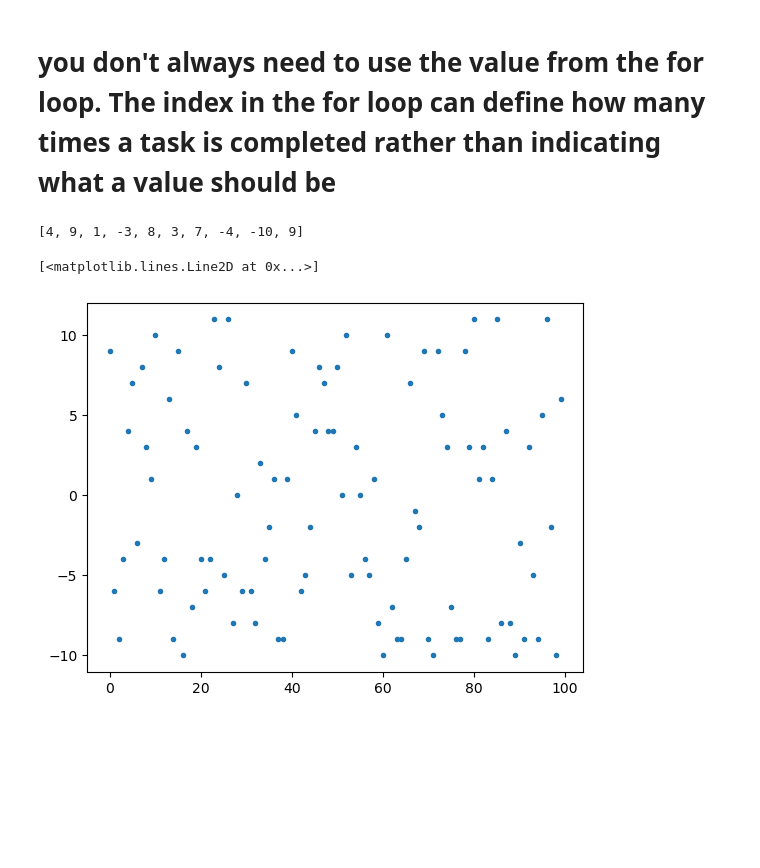
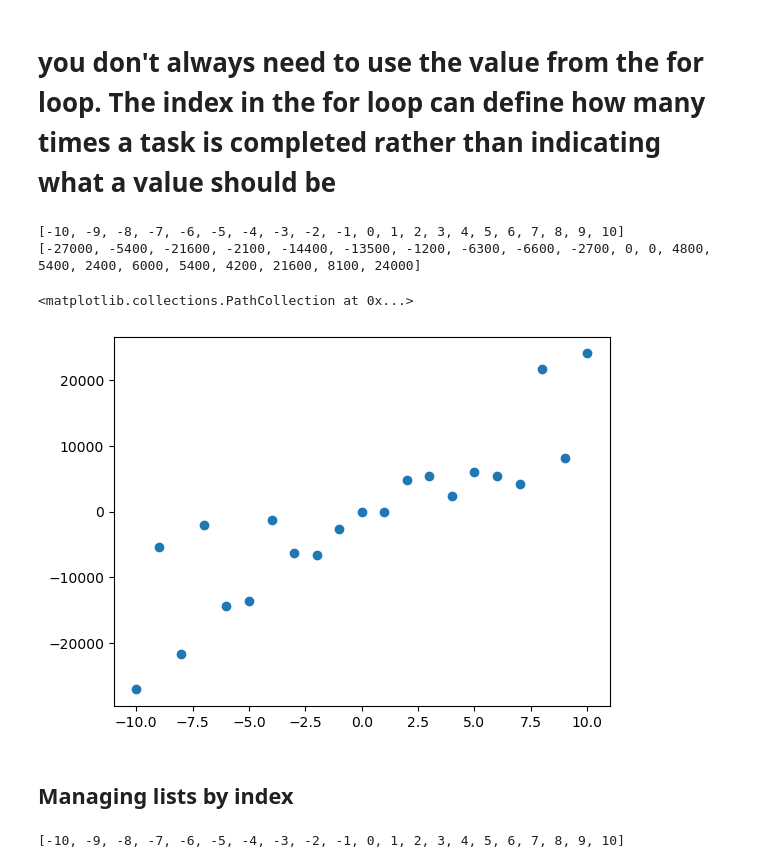
Before and after one commit to jlcatonjr/Learn-Python-for-Stats-and-Econ, a Jupyter notebook: In Class Demonstrations/Project 2 - Working with Lists.ipynb, the cells around one changed output. Saved outputs shown, nothing was run; the diff lists cells and outputs as text; code cells hidden in the pictures; blank space fills up the shorter version.

```diff
--- a/In Class Demonstrations/Project 2 - Working with Lists.ipynb
+++ b/In Class Demonstrations/Project 2 - Working with Lists.ipynb
@@ -220,13 +268,20 @@ print(y)
 # %% [markdown]
 # you don't always need to use the value from the for loop. The index in the for loop can define how many times a task is completed rather than indicating what a value should be
 # %%
-y = [random.randint(minrange,maxrange+1) for x in range(10)]
+y = [random.randint(0,maxrange+1) * 300 * x for x in x_list]
+print(x_list)
 print(y)
 # %% [output]
-[4, 9, 1, -3, 8, 3, 7, -4, -10, 9]
+[-10, -9, -8, -7, -6, -5, -4, -3, -2, -1, 0, 1, 2, 3, 4, 5, 6, 7, 8, 9, 10]
+[-27000, -5400, -21600, -2100, -14400, -13500, -1200, -6300, -6600, -2700, 0, 0, 4800, 5400, 2400, 6000, 5400, 4200, 21600, 8100, 24000]
-# %%
-y = [random.randint(minrange,maxrange+1) for x in range(100)]
-plt.plot(y, ls="", marker = ".")
-# %% [output]
-[<matplotlib.lines.Line2D at 0x...>]
-[figure, removed]
+# %%
+plt.scatter(x_list, y)
+# %% [output]
+<matplotlib.collections.PathCollection at 0x...>
+[figure, added]
+# %% [markdown]
+## Managing lists by index
+# %%
+x_list
+# %% [output]
+[-10, -9, -8, -7, -6, -5, -4, -3, -2, -1, 0, 1, 2, 3, 4, 5, 6, 7, 8, 9, 10]
```
Also changed, not shown: parts of 42 cells of this notebook, 2 other files.
